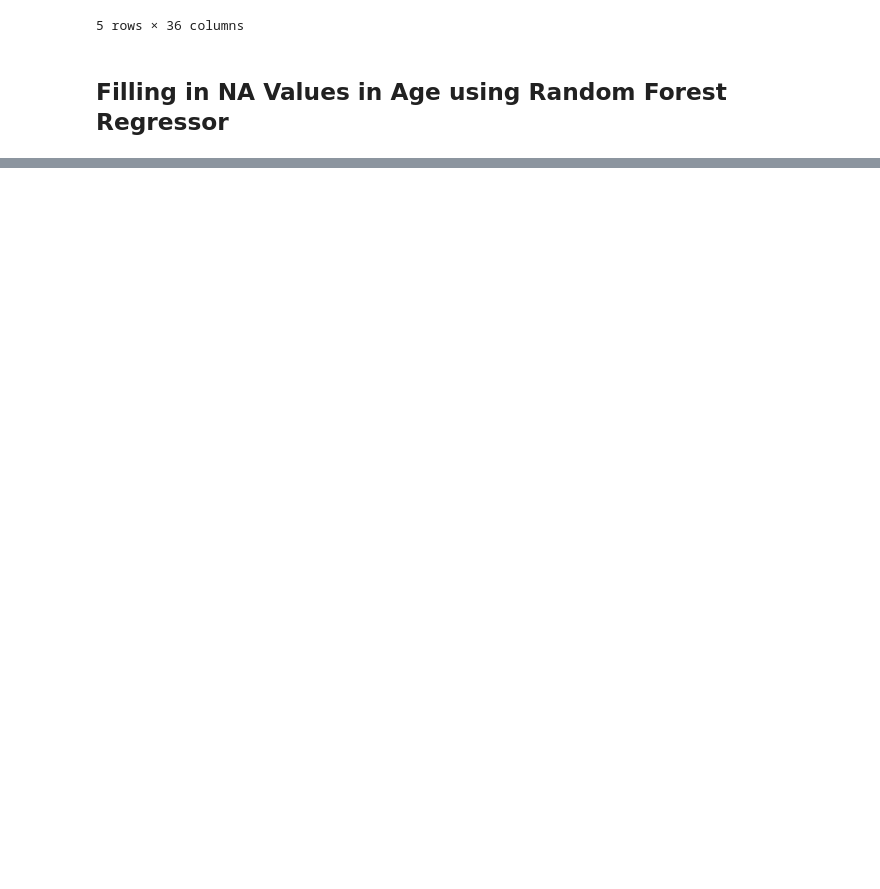
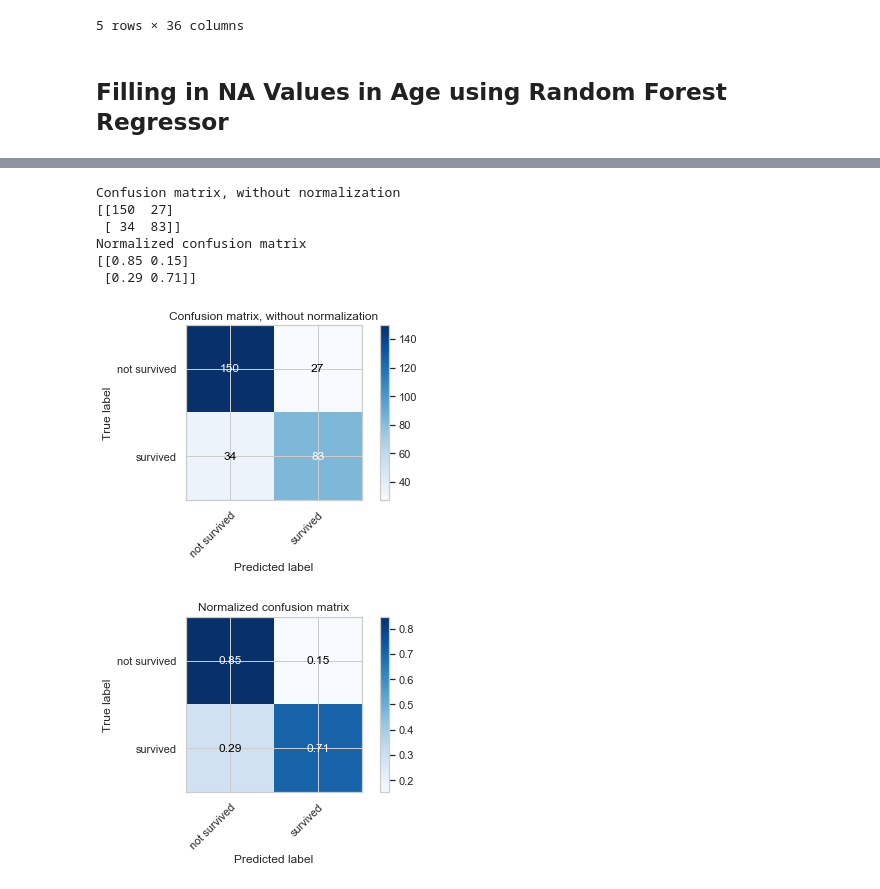
Before and after one commit to lsh950919/Kaggle, a Jupyter notebook: Titanic 2.ipynb, the cells around one changed output, grey strips where cells are left out. Drawn from its saved outputs; the diff is of its cells as text; code cells hidden in the pictures; blank space fills up the shorter version.

```diff
--- a/Titanic 2.ipynb
+++ b/Titanic 2.ipynb
@@ -1024,3 +1024,7 @@ test.head()
 # %%
 x = train.drop(['survived'], axis = 1)
 y = train['survived']
+# %%
+# splitting train data
+from sklearn.model_selection import train_test_split
+x_train, x_test, y_train, y_test = train_test_split(x, y, test_size = .33, random_state = 0)
@@ -1026,0 +1058,8 @@ y = train['survived']
+# %%
+# Feature Scaling
+from sklearn.preprocessing import StandardScaler
+st_scale = StandardScaler()
+
+# apply to x_train and x_test
+x_train = st_scale.fit_transform(x_train)
+x_test = st_scale.fit_transform(x_test)
@@ -1026,0 +1080,16 @@ y = train['survived']
+# %%
+# import logistic regression
+from sklearn.linear_model import LogisticRegression
+from sklearn.metrics import mean_absolute_error, accuracy_score
+
+# call on the logistic regression function
+logreg = LogisticRegression(solver = 'liblinear',
+                            penalty = 'l1',
+                            random_state = 42)
+
+# fit the model on train variables
+logreg.fit(x_train, y_train)
+
+# create predictions based on the fit model to compare its performance to the actual values
+y_pred = logreg.predict(x_test)
+# we have predictions of x_test based on model created from x_train and y_train, so we can now evaluate model's performance
@@ -1026,0 +1207,19 @@ y = train['survived']
+# %%
+np.set_printoptions(precision = 2)
+
+class_names = np.array(['not survived', 'survived'])
+
+plot_confusion_matrix(y_test, y_pred, classes = class_names)
+
+plot_confusion_matrix(y_test, y_pred, classes = class_names, normalize = True)
+
+plt.show()
+# %% [output]
+Confusion matrix, without normalization
+[[150  27]
+ [ 34  83]]
+Normalized confusion matrix
+[[0.85 0.15]
+ [0.29 0.71]]
+[figure, added]
+[figure, added]
```
Also changed, not shown: parts of 91 cells of this notebook.
